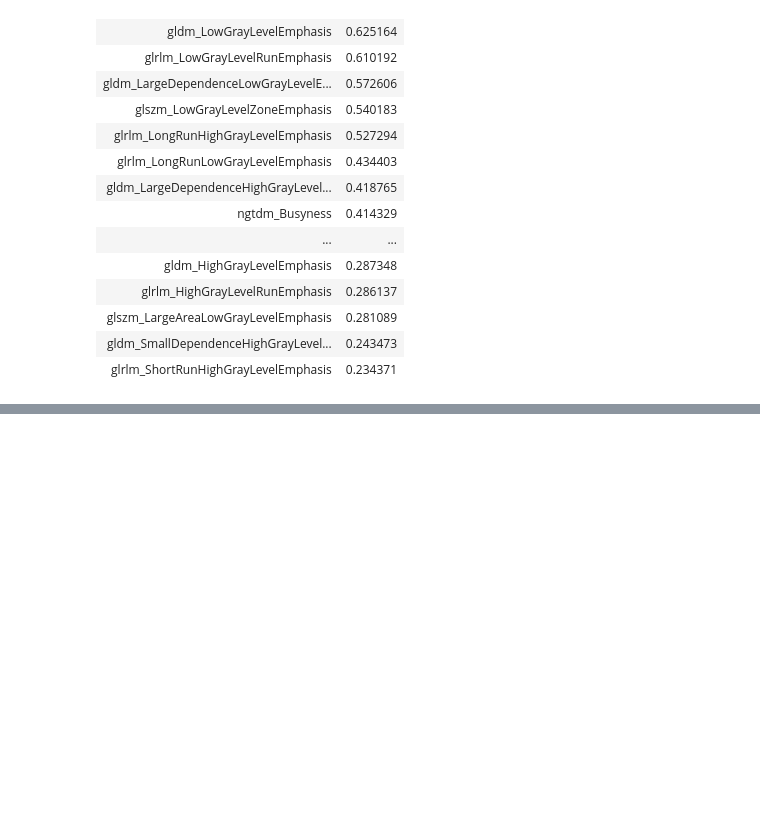
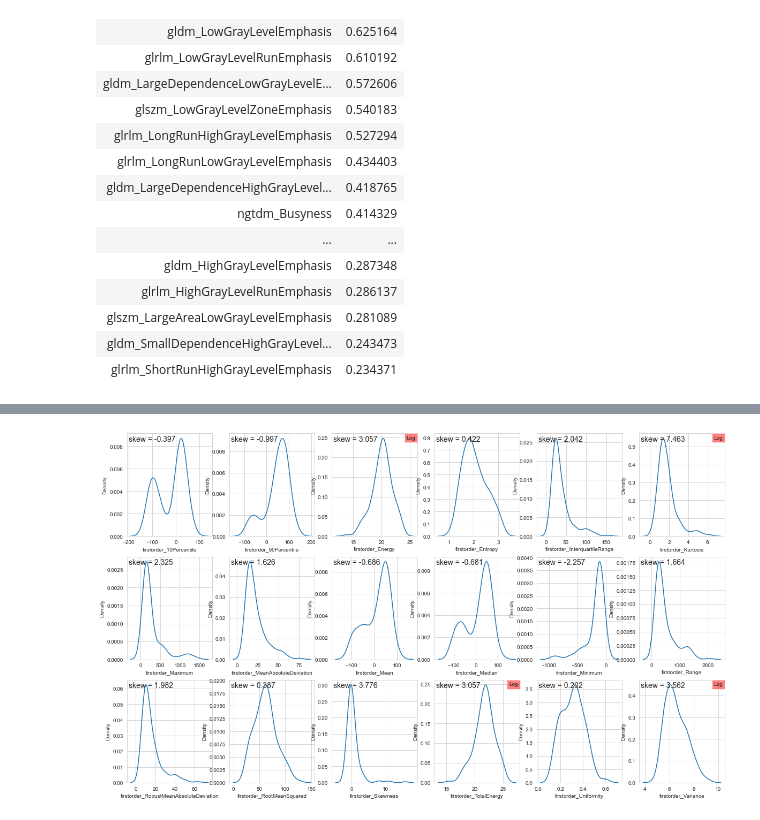
Before and after one commit to MatthewOrton/git_radsarc, a Jupyter notebook: jupyter/ReproducibilityAssessment.ipynb, the cells around one changed output, grey strips where cells are left out. Saved outputs shown, nothing was run; the diff lists cells and outputs as text; code cells hidden in the pictures; blank space fills up the shorter version.

```diff
--- a/jupyter/ReproducibilityAssessment.ipynb
+++ b/jupyter/ReproducibilityAssessment.ipynb
@@ -121,0 +153,4 @@ Group = texture     : # features with ICC > 0.75 = 54/73
+# %%
+featureClassDensities('firstorder', (3, 6))
+# %% [output]
+[figure, added]
```
Also changed, not shown: parts of 8 cells of this notebook, 1 other file.
